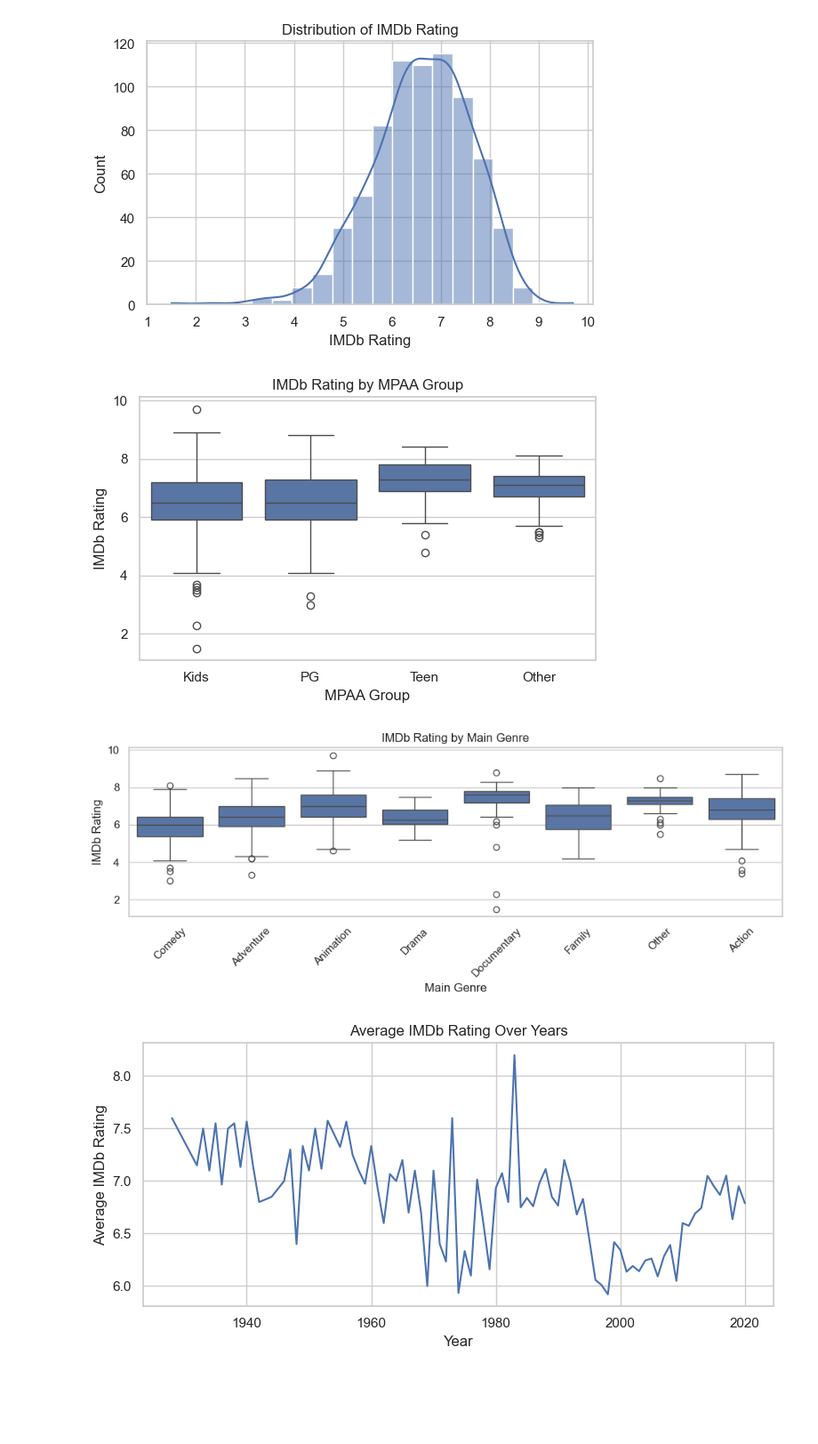
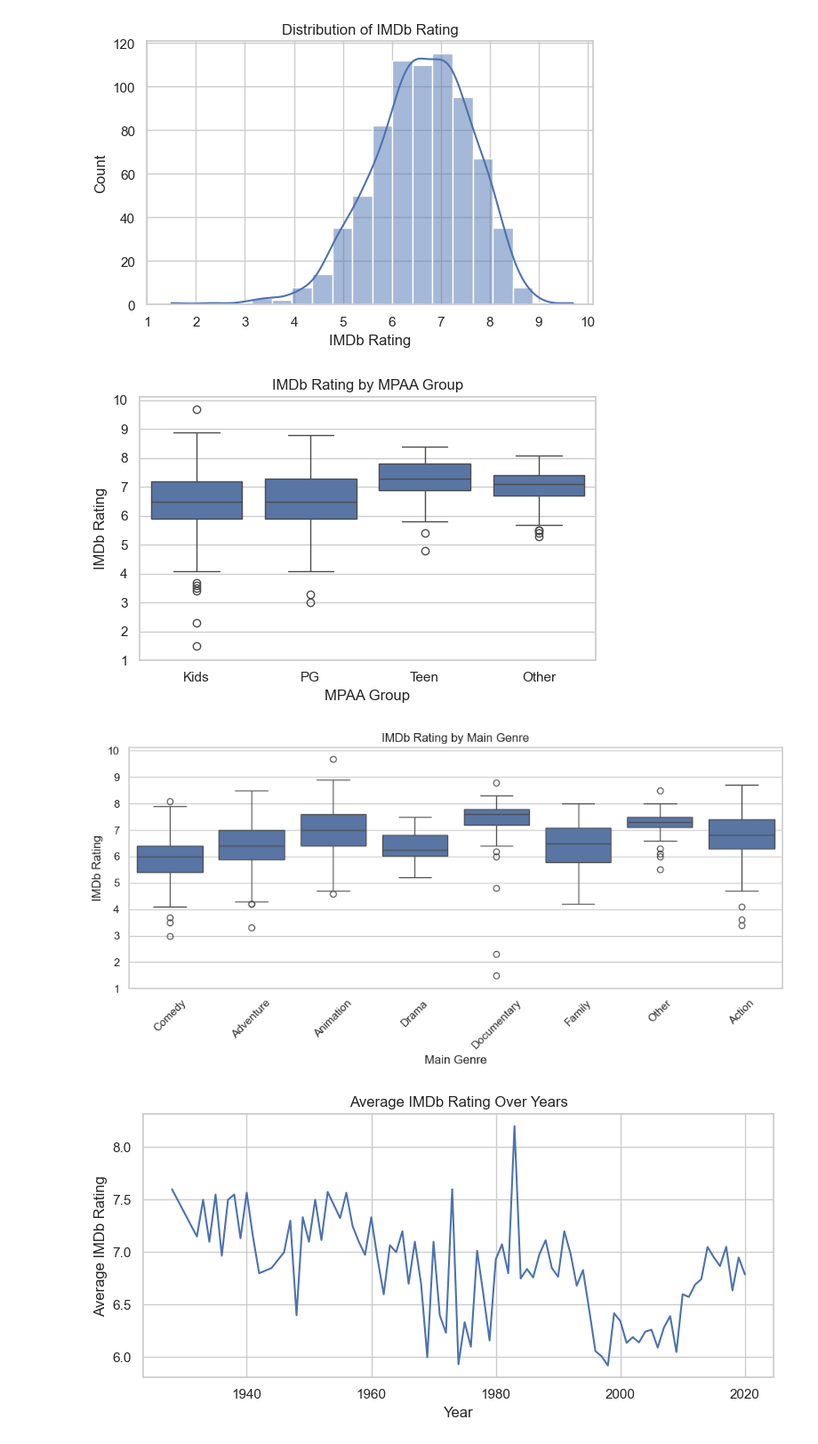
Before and after one commit to JhezaelPoma/Disney, a Jupyter notebook: Disney.ipynb, the cells around one changed output. Shown: that part at 89% size. Saved outputs shown, nothing was run; the diff lists cells and outputs as text; code cells hidden in the pictures; blank space fills up the shorter version.

Commit message:
Updated Visualizations Milestone 3

```diff
--- a/Disney.ipynb
+++ b/Disney.ipynb
@@ -182,21 +182,27 @@ plt.title("IMDb Rating by MPAA Group")
 plt.xlabel("MPAA Group")
 plt.ylabel("IMDb Rating")
 plt.tight_layout()
+
+plt.yticks(range(1, 11, 1))
+
 plt.show()
 # %% [output]
-[figure, old version]
+[figure, new version]
 # %%
 # Boxplot main genre
-plt.figure(figsize=(10,4))
+plt.figure(figsize=(10,5))
 sns.boxplot(x="main_genre", y="imdb_rating", data=df)
 plt.title("IMDb Rating by Main Genre")
 plt.xlabel("Main Genre")
 plt.ylabel("IMDb Rating")
 plt.xticks(rotation=45)
 plt.tight_layout()
+
+plt.yticks(range(1, 11, 1))
+
 plt.show()
 # %% [output]
-[figure, old version]
+[figure, new version]
 # %%
 # Rating per year tendency
 year_mean = df.groupby("year")["imdb_rating"].mean().reset_index()
```
Also changed, not shown: parts of 1 cell of this notebook.
